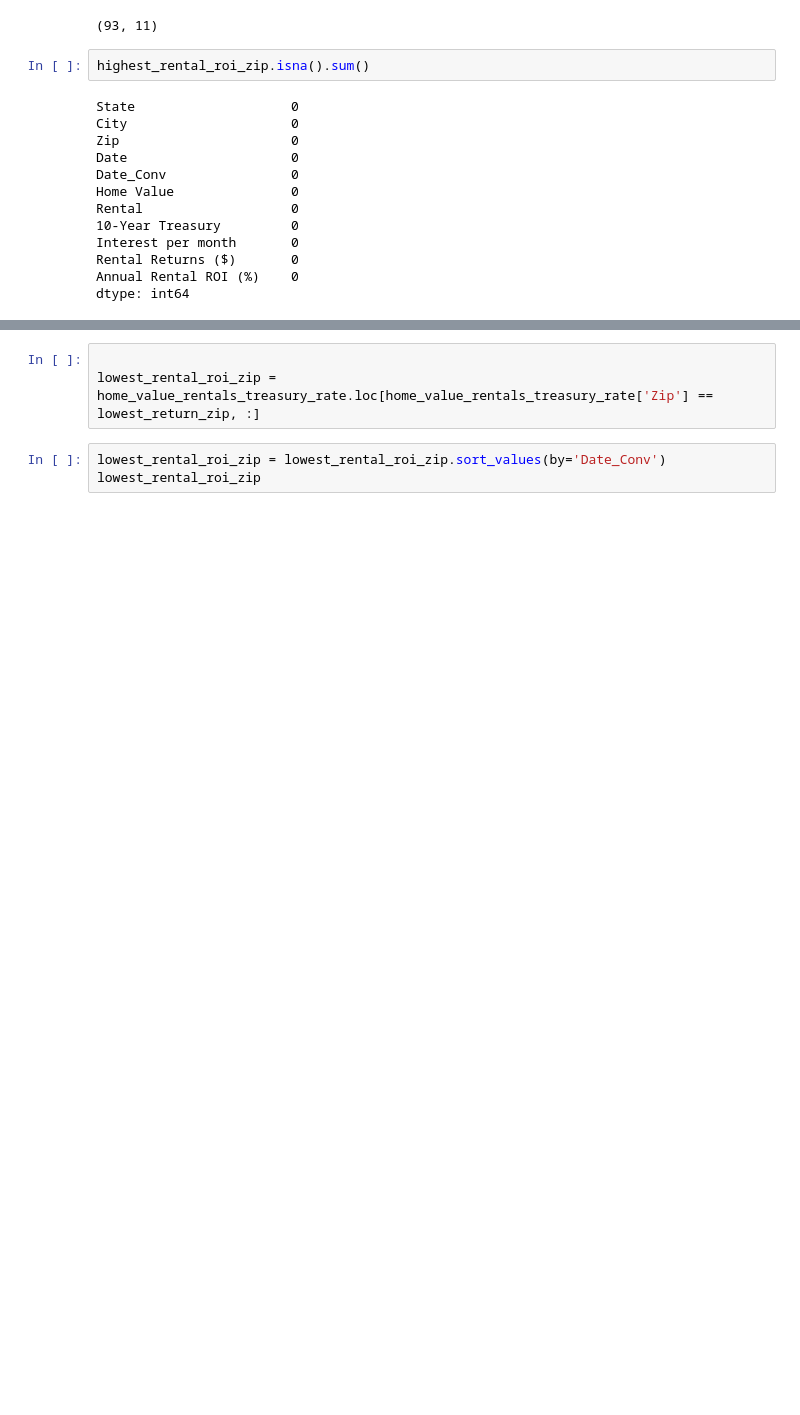
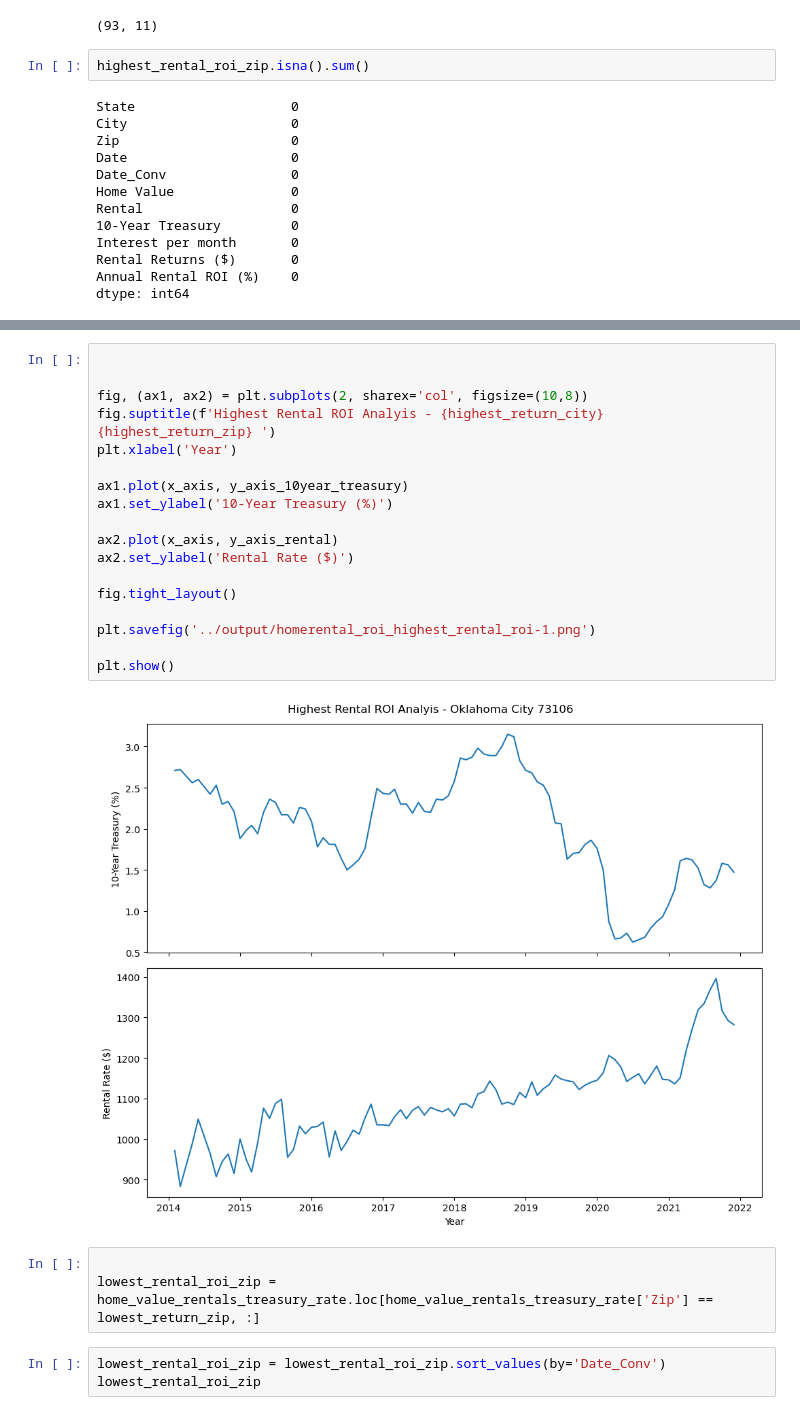
Before and after one commit to ramkumarpj/project-one, a Jupyter notebook: code/HomeRental_ROI_Analysis.ipynb, the cells around one changed output, grey strips where cells are left out. Drawn from its saved outputs; the diff is of its cells as text; blank space fills up the shorter version.

```diff
--- a/code/HomeRental_ROI_Analysis.ipynb
+++ b/code/HomeRental_ROI_Analysis.ipynb
@@ -629,3 +623,23 @@ plt.show()
+# %%
+
+
+fig, (ax1, ax2) = plt.subplots(2, sharex='col', figsize=(10,8))
+fig.suptitle(f'Highest Rental ROI Analyis - {highest_return_city} {highest_return_zip} ')
+plt.xlabel('Year')
+
+ax1.plot(x_axis, y_axis_10year_treasury)
+ax1.set_ylabel('10-Year Treasury (%)')
+
+ax2.plot(x_axis, y_axis_rental)
+ax2.set_ylabel('Rental Rate ($)')
+
+fig.tight_layout()
+
+plt.savefig('../output/homerental_roi_highest_rental_roi-1.png')
+
+plt.show()
+# %% [output]
+[figure, added]
 # %%
 
 lowest_rental_roi_zip = home_value_rentals_treasury_rate.loc[home_value_rentals_treasury_rate['Zip'] == lowest_return_zip, :]
```
Also changed, not shown: parts of 3 cells of this notebook, 4 other files.
